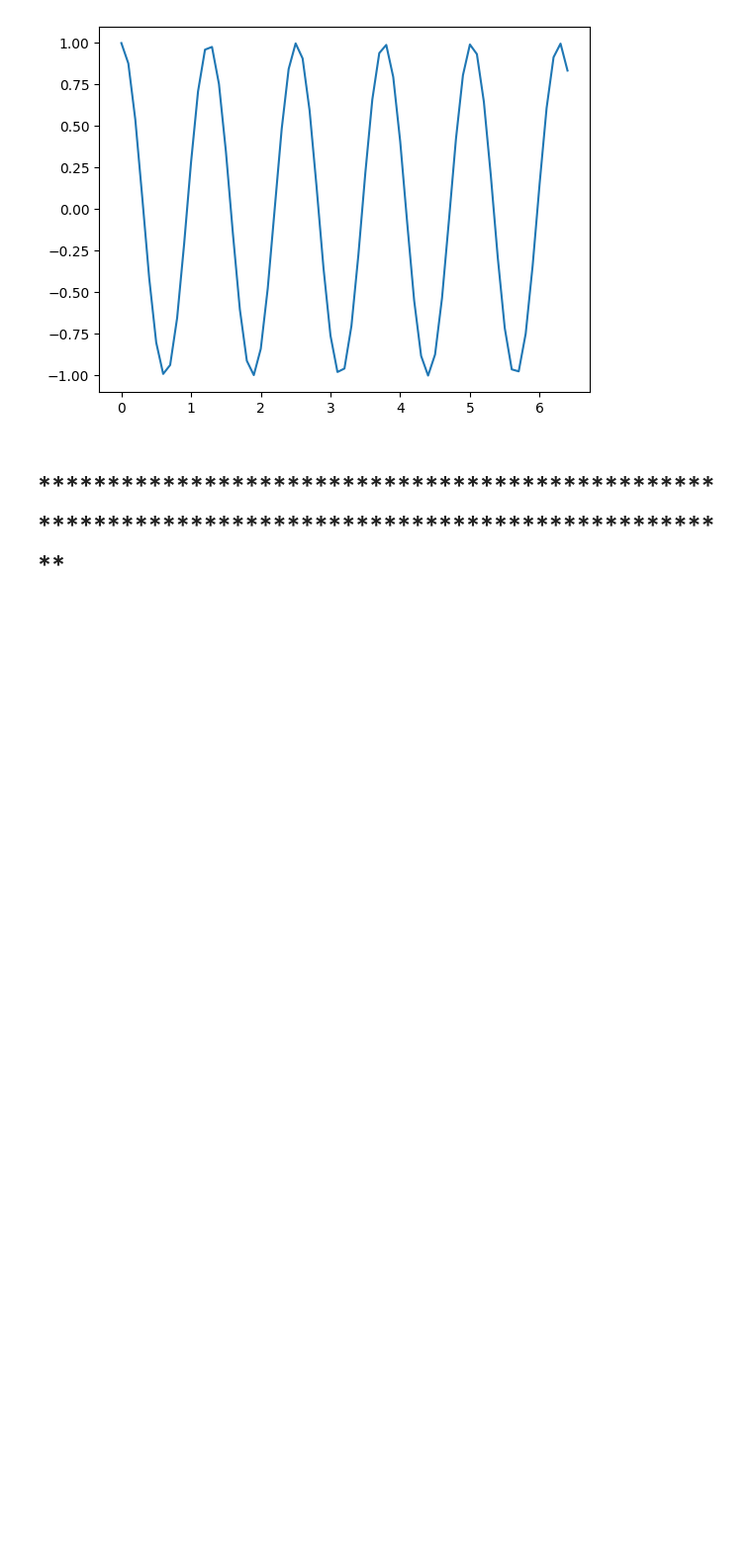
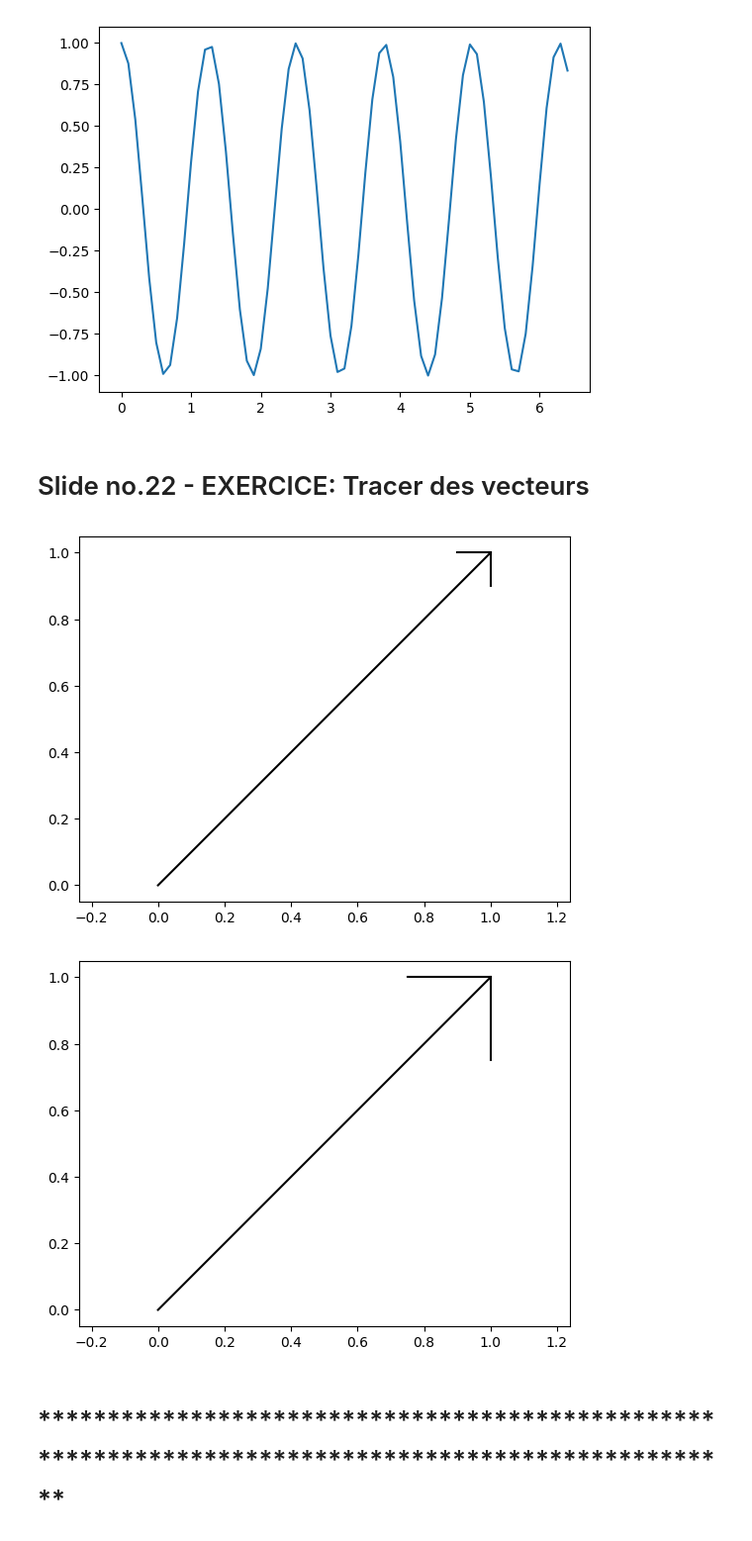
Before and after one commit to iannickgagnon/sagedays_iannick_2026, a Jupyter notebook: python_2/carnet_python_2.ipynb, the cells around one changed output. Shown at 99% size. Saved outputs shown, nothing was run; the diff lists cells and outputs as text; code cells hidden in the pictures; blank space fills up the shorter version.

Commit message:
feat: Add python_2 notebook cells for up to slide no.22

```diff
--- a/python_2/carnet_python_2.ipynb
+++ b/python_2/carnet_python_2.ipynb
@@ -515,3 +515,5 @@ plt.plot(x, y)
 plt.show()
 # %% [output]
 [figure]
+# %% [markdown]
+# Slide no.22 - EXERCICE: Tracer des vecteurs
@@ -518,3 +701,18 @@ plt.show()
+# %%
+# Initialiser un vecteur
+vecteur = Vecteur(1, 1)
+
+# Tracé par défaut
+vecteur.tracer()
+
+# Espace entre les deux vecteurs
+print()
+
+# Tracé avec tête allongée
+vecteur.tracer(fraction=0.25)
+# %% [output]
+[figure, added]
+[figure, added]
 # %% [markdown]
 # ****************************************************************************************************
 # %%
```
Also changed, not shown: parts of 3 cells of this notebook.
